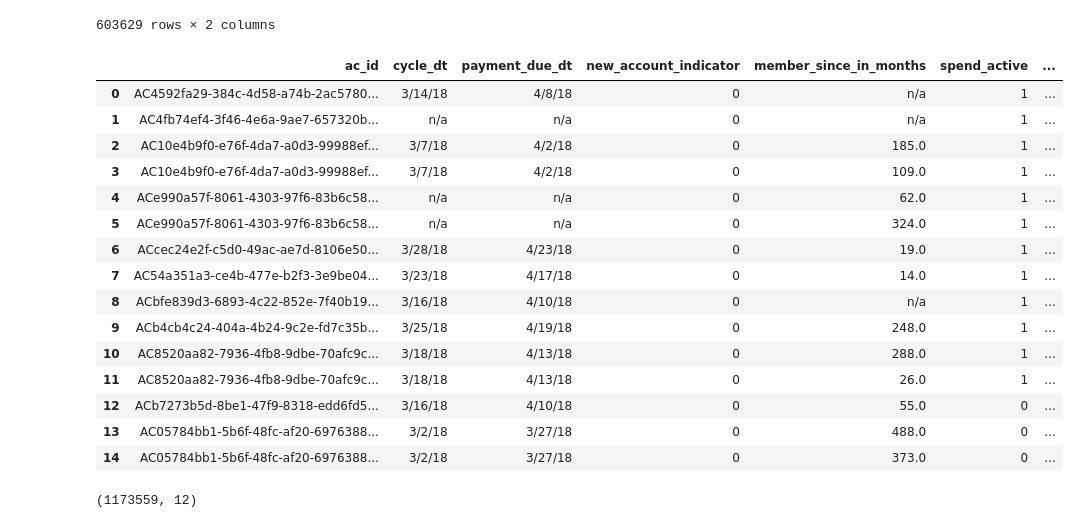
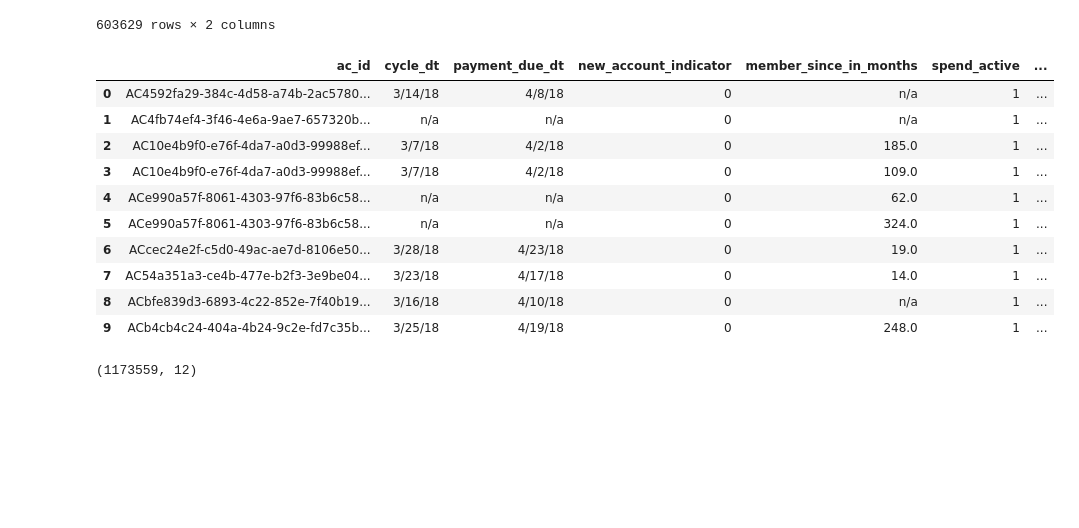
Before and after one commit to jane-z-zou/Arrival-Probability, a Jupyter notebook: Amex_EDA.ipynb, the cells around one changed output. Drawn from its saved outputs; the diff is of its cells as text; code cells hidden in the pictures; blank space fills up the shorter version.

```diff
--- a/Amex_EDA.ipynb
+++ b/Amex_EDA.ipynb
@@ -319,24 +466,19 @@ dfs = [df1, df2, df3, df4, df5, df6, df7, df8, df9, updated_wp1, updated_wp2]
 final_df = reduce(lambda  left,right: pd.merge(left,right,on=['ac_id'],
                                                how='outer'), dfs).fillna('n/a')
 # %%
-final_df.head(15)
+final_df.head(10)
 # %% [output]
 |  | ac_id | cycle_dt | payment_due_dt | new_account_indicator | member_since_in_months | spend_active | ... |
 | 0 | AC4592fa29-384c-4d58-a74b-2ac5780... | 3/14/18 | 4/8/18 | 0 | n/a | 1 | ... |
 | 1 | AC4fb74ef4-3f46-4e6a-9ae7-657320b... | n/a | n/a | 0 | n/a | 1 | ... |
 | 2 | AC10e4b9f0-e76f-4da7-a0d3-99988ef... | 3/7/18 | 4/2/18 | 0 | 185.0 | 1 | ... |
 | 3 | AC10e4b9f0-e76f-4da7-a0d3-99988ef... | 3/7/18 | 4/2/18 | 0 | 109.0 | 1 | ... |
 | 4 | ACe990a57f-8061-4303-97f6-83b6c58... | n/a | n/a | 0 | 62.0 | 1 | ... |
 | 5 | ACe990a57f-8061-4303-97f6-83b6c58... | n/a | n/a | 0 | 324.0 | 1 | ... |
 | 6 | ACcec24e2f-c5d0-49ac-ae7d-8106e50... | 3/28/18 | 4/23/18 | 0 | 19.0 | 1 | ... |
 | 7 | AC54a351a3-ce4b-477e-b2f3-3e9be04... | 3/23/18 | 4/17/18 | 0 | 14.0 | 1 | ... |
 | 8 | ACbfe839d3-6893-4c22-852e-7f40b19... | 3/16/18 | 4/10/18 | 0 | n/a | 1 | ... |
 | 9 | ACb4cb4c24-404a-4b24-9c2e-fd7c35b... | 3/25/18 | 4/19/18 | 0 | 248.0 | 1 | ... |
-| 10 | AC8520aa82-7936-4fb8-9dbe-70afc9c... | 3/18/18 | 4/13/18 | 0 | 288.0 | 1 | ... |
-| 11 | AC8520aa82-7936-4fb8-9dbe-70afc9c... | 3/18/18 | 4/13/18 | 0 | 26.0 | 1 | ... |
-| 12 | ACb7273b5d-8be1-47f9-8318-edd6fd5... | 3/16/18 | 4/10/18 | 0 | 55.0 | 0 | ... |
-| 13 | AC05784bb1-5b6f-48fc-af20-6976388... | 3/2/18 | 3/27/18 | 0 | 488.0 | 0 | ... |
-| 14 | AC05784bb1-5b6f-48fc-af20-6976388... | 3/2/18 | 3/27/18 | 0 | 373.0 | 0 | ... |
 # %%
 final_df.shape
 # %% [output]
```
Also changed, not shown: parts of 17 cells of this notebook.
